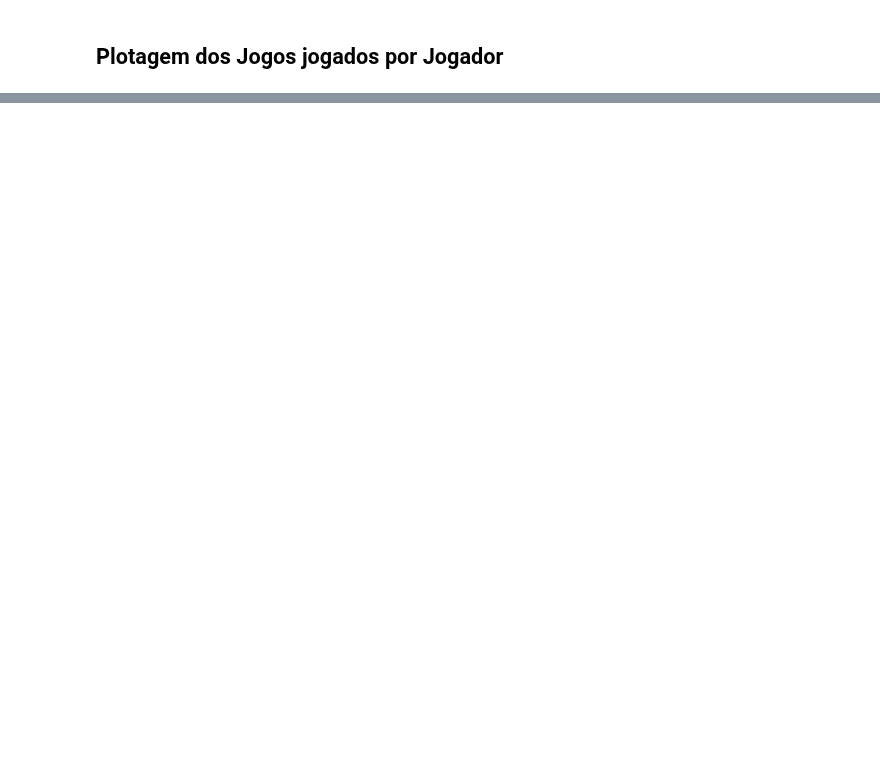
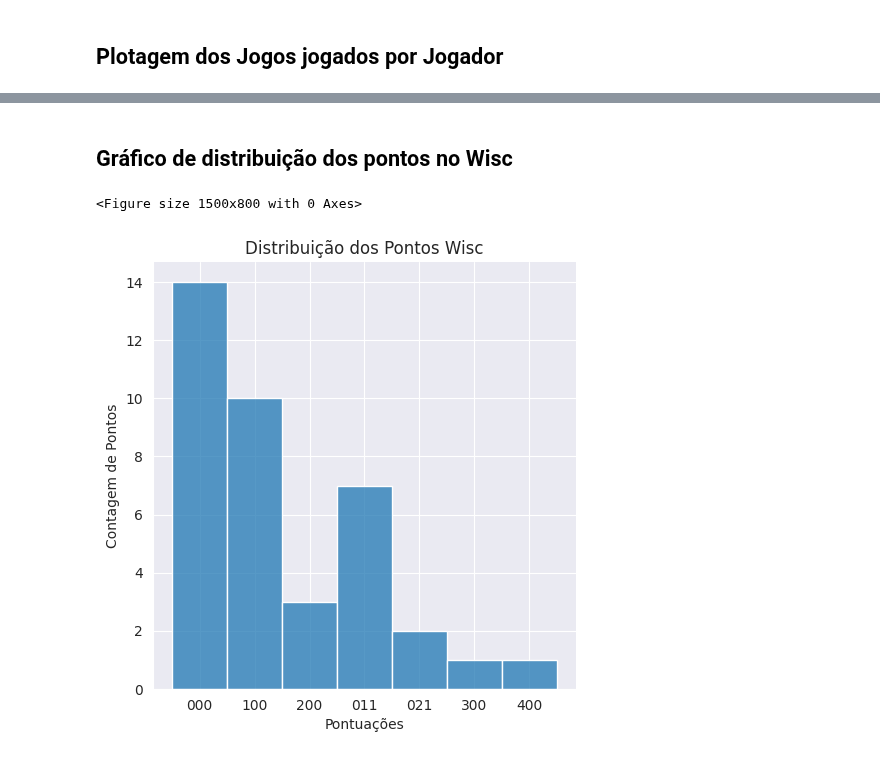
Before and after one commit to labase/data_edu, a Jupyter notebook: alite/alite_game_spike.ipynb, the cells around one changed output, grey strips where cells are left out. Cells and saved outputs as stored; diff of their text form; code cells hidden in the pictures; blank space fills up the shorter version.

```diff
--- a/alite/alite_game_spike.ipynb
+++ b/alite/alite_game_spike.ipynb
@@ -75,0 +315,12 @@ _ = chart.set_xticklabels(chart.get_xticklabels(), rotation=45, horizontalalignm
+# %% [markdown]
+## Gráfico de distribuição dos pontos no Wisc
+# %%
+import seaborn as sns
+from matplotlib import pyplot as plt
+pd.to_numeric(dfwc.ponto)
+_ = plt.figure(figsize=(15,8))
+chart = sns.displot(data=dfwc, x="ponto")
+_ = chart.set(title='Distribuição dos Pontos Wisc', ylabel='Contagem de Pontos', xlabel="Pontuações")
+# %% [output]
+<Figure size 1500x800 with 0 Axes>
+[figure, added]
```
Also changed, not shown: parts of 38 cells of this notebook, 1 other file.
